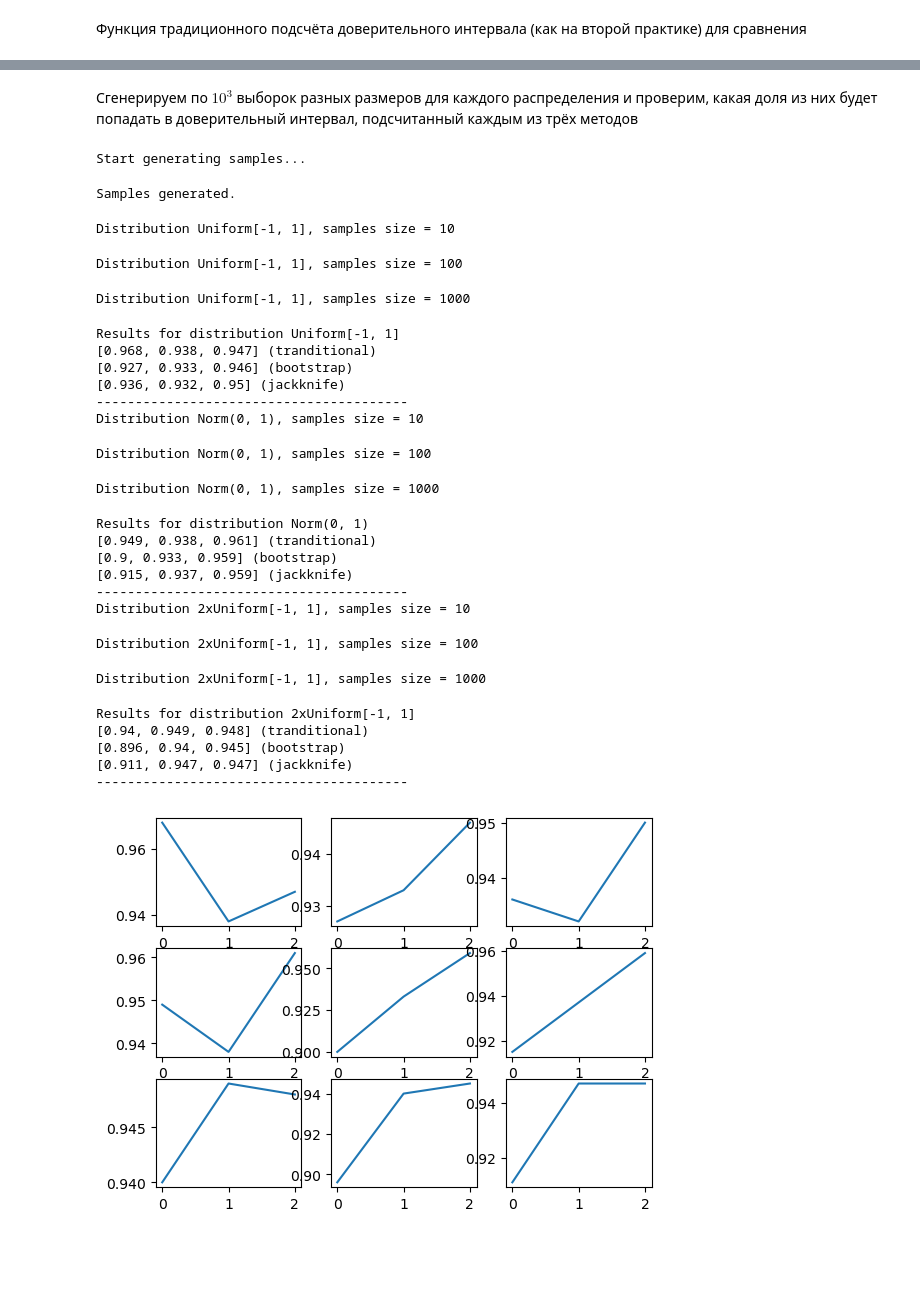
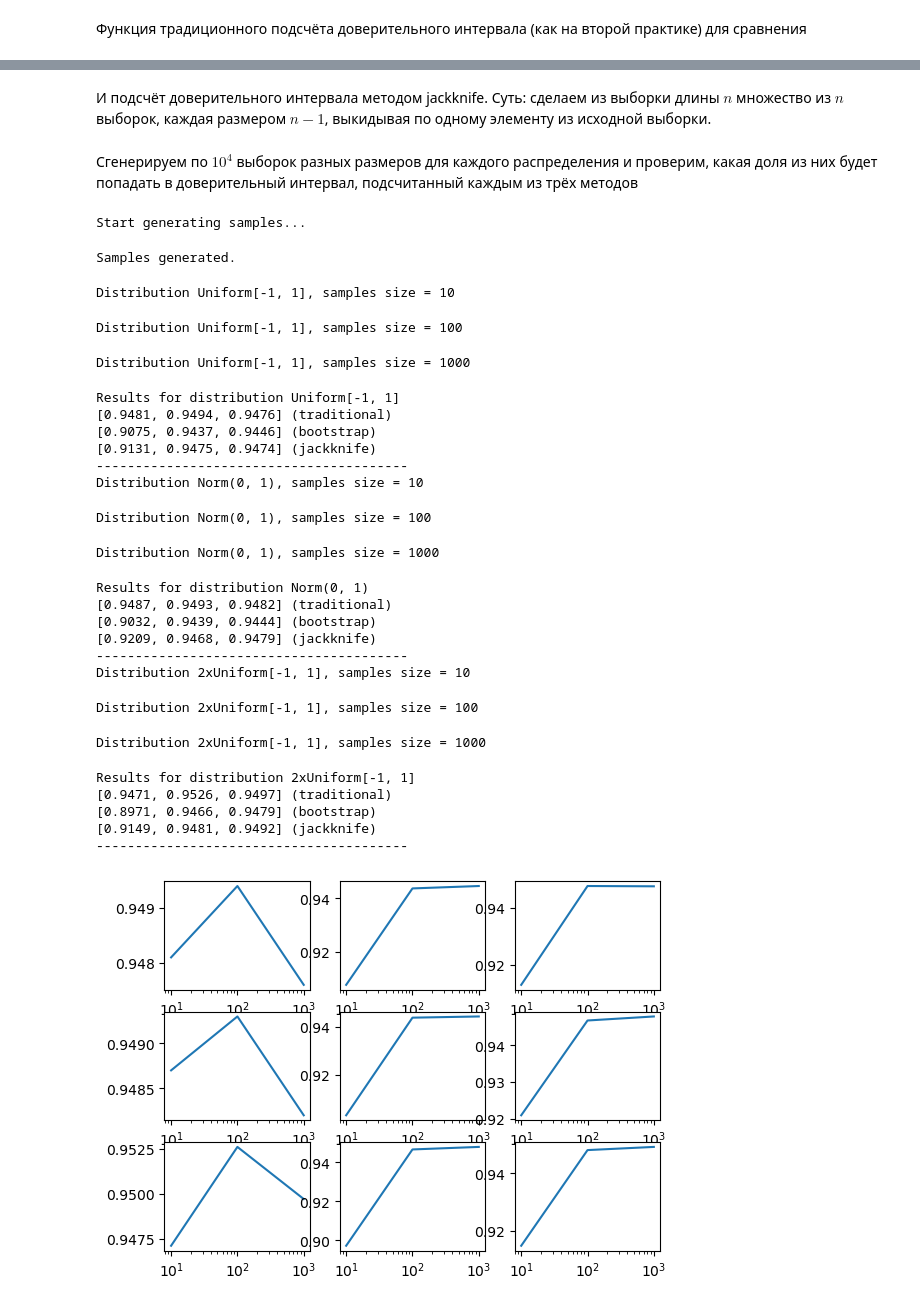
Before and after one commit to sergfedchin/hse-applied-statistics-methods, a Jupyter notebook: homework/hw02.ipynb, the cells around one changed output, grey strips where cells are left out. Cells and saved outputs as stored; diff of their text form; code cells hidden in the pictures; blank space fills up the shorter version.

Commit message:
Fixes, more iterations

```diff
--- a/homework/hw02.ipynb
+++ b/homework/hw02.ipynb
@@ -36,7 +36,7 @@ def generate_n_random_numbers(N: int, distribution: str):
 P = 0.95
 PERCENTILE = ((1 - P) / 2) * 100
 ANALYTICAL_EXPECTATION = 0
-ITERATIONS = 10 ** 3
+ITERATIONS = 10 ** 4
 BOOTSTRAP_SIZE = 1000
 NS = [10, 100, 1000]
 # %% [markdown]
@@ -70,3 +68,5 @@ def bootstrap(data: list):
+# %% [markdown]
+И подсчёт доверительного интервала методом jackknife. Суть: сделаем из выборки длины $n$ множество из $n$ выборок, каждая размером $n-1$, выкидывая по одному элементу из исходной выборки.
 # %%
 z_score = np.sqrt(2) * erfinv(P)
 
@@ -89,7 +89,7 @@ def jackknife_confidence_interval(sample: list) -> tuple:
 def jackknife(data: list):
     return [np.delete(data, i) for i in range(len(data))]
 # %% [markdown]
-Сгенерируем по $10^3$ выборок разных размеров для каждого распределения и проверим, какая доля из них будет попадать в доверительный интервал, подсчитанный каждым из трёх методов
+Сгенерируем по $10^4$ выборок разных размеров для каждого распределения и проверим, какая доля из них будет попадать в доверительный интервал, подсчитанный каждым из трёх методов
 # %%
 distros = ["Uniform[-1, 1]", "Norm(0, 1)", "2xUniform[-1, 1]"]
 sigma_squared = {"Uniform[-1, 1]": 1 / 3,
@@ -122,45 +122,48 @@ for i, d in enumerate(distros):
             d_left_bs, d_right_bs = bootstrap_confidence_interval(sample)
             hits_counter_bs += d_left_bs <= ANALYTICAL_EXPECTATION <= d_right_bs
 
             d_left_jk, d_right_jk = jackknife_confidence_interval(sample)
             hits_counter_jk += d_left_jk <= ANALYTICAL_EXPECTATION <= d_right_jk
 
         results.append(hits_counter / ITERATIONS)
         results_bs.append(hits_counter_bs / ITERATIONS)
         results_jk.append(hits_counter_jk / ITERATIONS)
 
     print(f"Results for distribution {d}\n"
-            f"{results} (tranditional)\n"
+            f"{results} (traditional)\n"
             f"{results_bs} (bootstrap)\n"
             f"{results_jk} (jackknife)\n", '-' * 40, sep='')
-    axis[i][0].plot(range(len(results)), results)
-    axis[i][1].plot(range(len(results_bs)), results_bs)
-    axis[i][2].plot(range(len(results_jk)), results_jk)
+    axis[i][0].plot(NS, results)
+    axis[i][1].plot(NS, results_bs)
+    axis[i][2].plot(NS, results_jk)
+    axis[i][0].set_xscale('log')
+    axis[i][1].set_xscale('log')
+    axis[i][2].set_xscale('log')
 plt.show()
 # %% [output]
 Distribution Uniform[-1, 1], samples size = 10
 Distribution Uniform[-1, 1], samples size = 100
 Distribution Uniform[-1, 1], samples size = 1000
 Results for distribution Uniform[-1, 1]
-[0.968, 0.938, 0.947] (tranditional)
-[0.927, 0.933, 0.946] (bootstrap)
-[0.936, 0.932, 0.95] (jackknife)
+[0.9481, 0.9494, 0.9476] (traditional)
+[0.9075, 0.9437, 0.9446] (bootstrap)
+[0.9131, 0.9475, 0.9474] (jackknife)
 ----------------------------------------
 Distribution Norm(0, 1), samples size = 10
 Distribution Norm(0, 1), samples size = 100
 Distribution Norm(0, 1), samples size = 1000
 Results for distribution Norm(0, 1)
-[0.949, 0.938, 0.961] (tranditional)
-[0.9, 0.933, 0.959] (bootstrap)
-[0.915, 0.937, 0.959] (jackknife)
+[0.9487, 0.9493, 0.9482] (traditional)
+[0.9032, 0.9439, 0.9444] (bootstrap)
+[0.9209, 0.9468, 0.9479] (jackknife)
 ----------------------------------------
 Distribution 2xUniform[-1, 1], samples size = 10
 Distribution 2xUniform[-1, 1], samples size = 100
 Distribution 2xUniform[-1, 1], samples size = 1000
 Results for distribution 2xUniform[-1, 1]
-[0.94, 0.949, 0.948] (tranditional)
-[0.896, 0.94, 0.945] (bootstrap)
-[0.911, 0.947, 0.947] (jackknife)
+[0.9471, 0.9526, 0.9497] (traditional)
+[0.8971, 0.9466, 0.9479] (bootstrap)
+[0.9149, 0.9481, 0.9492] (jackknife)
 ----------------------------------------
-[figure, old version]
+[figure, new version]
 # %% [markdown]
```
Also changed, not shown: parts of 3 cells of this notebook.
